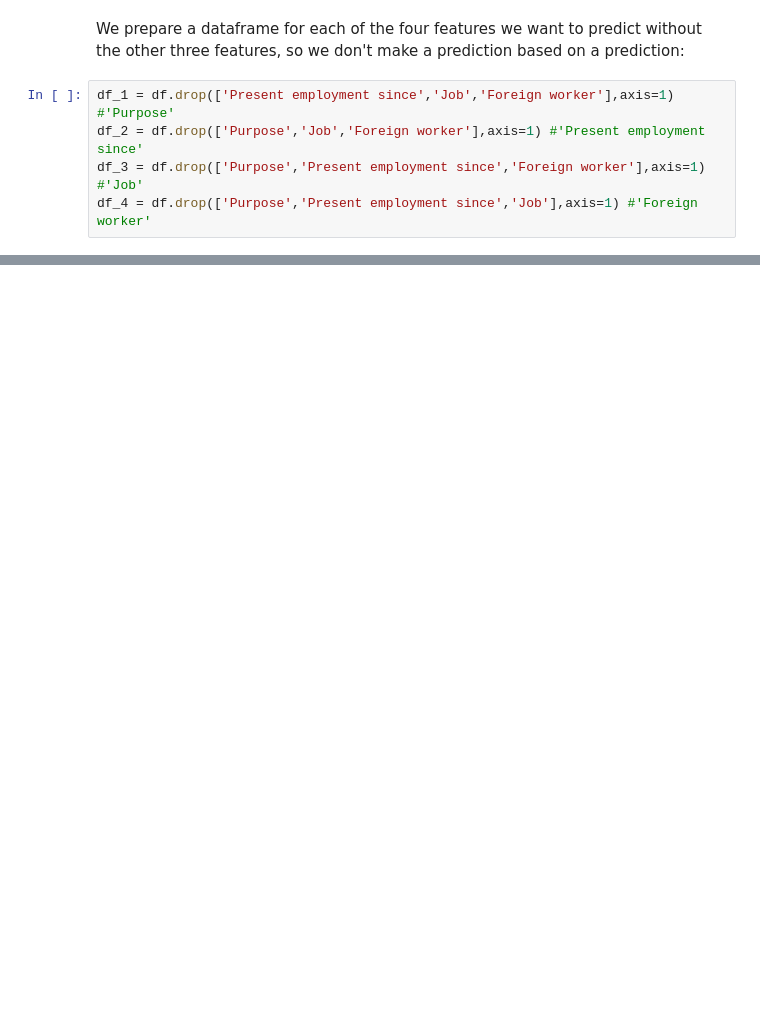
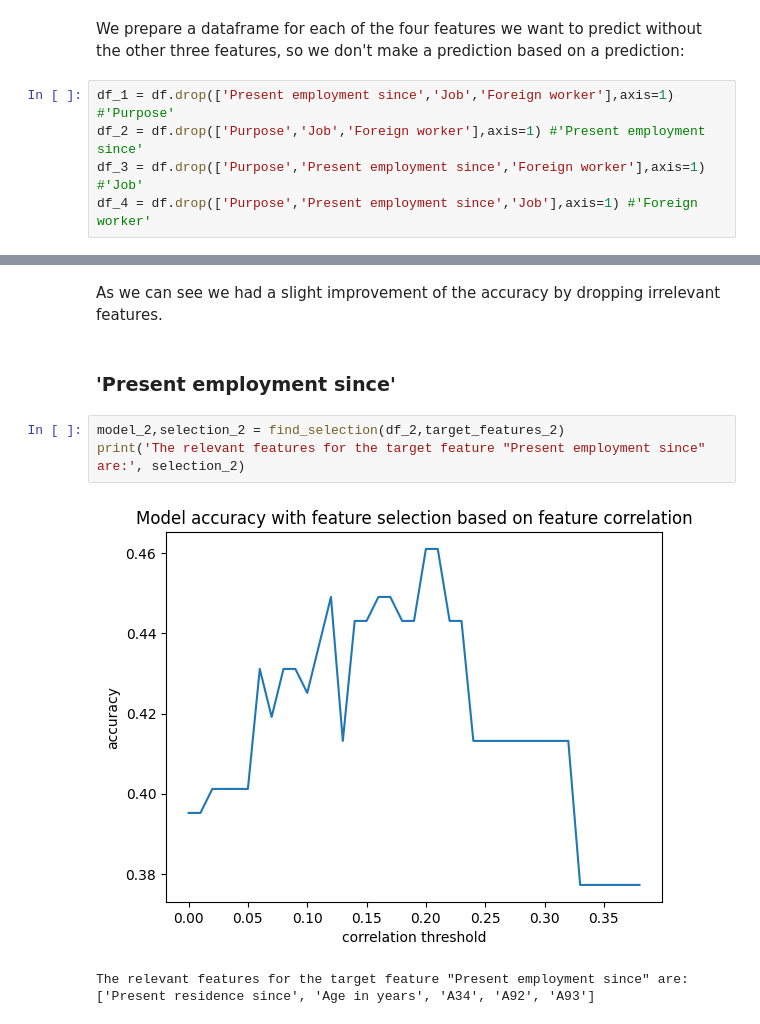
Before and after one commit to kfc-manager/Project_4_Creditworthiness, a Jupyter notebook: creditworthiness.ipynb, the cells around one changed output, grey strips where cells are left out. Saved outputs shown, nothing was run; the diff lists cells and outputs as text; blank space fills up the shorter version.

```diff
--- a/creditworthiness.ipynb
+++ b/creditworthiness.ipynb
@@ -210,0 +250,10 @@ As we can see the models, which have to perform multi-class classification are n
+# %% [markdown]
+As we can see we had a slight improvement of the accuracy by dropping irrelevant features.
+# %% [markdown]
+### 'Present employment since'
+# %%
+model_2,selection_2 = find_selection(df_2,target_features_2)
+print('The relevant features for the target feature "Present employment since" are:', selection_2)
+# %% [output]
+[figure, added]
+The relevant features for the target feature "Present employment since" are: ['Present residence since', 'Age in years', 'A34', 'A92', 'A93']
```
Also changed, not shown: parts of 45 cells of this notebook, 1 other file.
